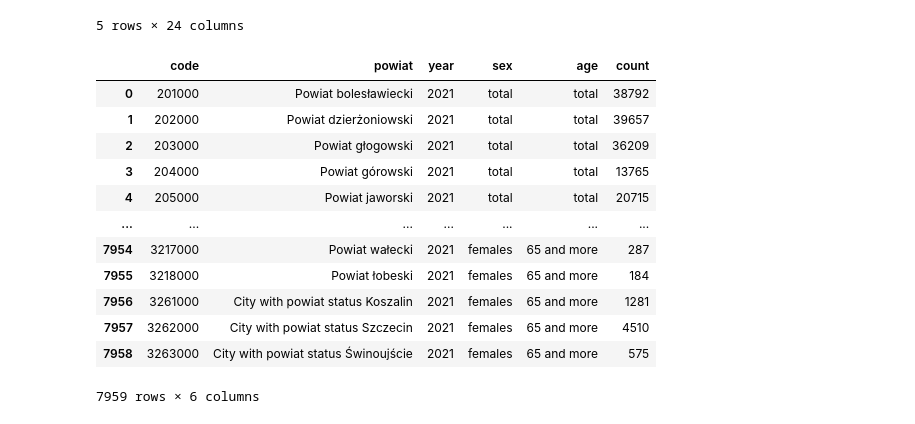
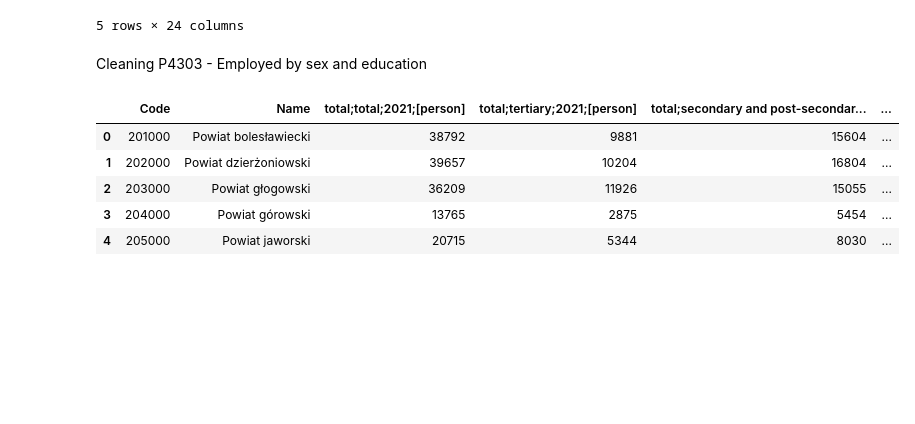
Before and after one commit to harrisonluff/Group_Project_Y3, a Jupyter notebook: notebooks/cleaning/03_01_cleaning_population.ipynb, the cells around one changed output. Saved outputs shown, nothing was run; the diff lists cells and outputs as text; code cells hidden in the pictures; blank space fills up the shorter version.

Commit message:
Cleaned NC21 Employed by sex-education

```diff
--- a/notebooks/cleaning/03_01_cleaning_population.ipynb
+++ b/notebooks/cleaning/03_01_cleaning_population.ipynb
@@ -136,20 +136,17 @@ out = long.rename(
     ).loc[
         :, ["code", "powiat", "year", "sex", "age", "count"]
     ]
-out
 
-# out.to_csv(repo_root / "cleaned/03_01_outcome_data/pop_nc_sex_age_p4181.csv")
+out.to_csv(repo_root / "cleaned/03_01_outcome_data/emp_nc_sex_age_p4407.csv")
-# %% [output]
-|  | code | powiat | year | sex | age | count |
-| 0 | 201000 | Powiat bolesławiecki | 2021 | total | total | 38792 |
-| 1 | 202000 | Powiat dzierżoniowski | 2021 | total | total | 39657 |
-| 2 | 203000 | Powiat głogowski | 2021 | total | total | 36209 |
-| 3 | 204000 | Powiat górowski | 2021 | total | total | 13765 |
-| 4 | 205000 | Powiat jaworski | 2021 | total | total | 20715 |
-| ... | ... | ... | ... | ... | ... | ... |
-| 7954 | 3217000 | Powiat wałecki | 2021 | females | 65 and more | 287 |
-| 7955 | 3218000 | Powiat łobeski | 2021 | females | 65 and more | 184 |
-| 7956 | 3261000 | City with powiat status Koszalin | 2021 | females | 65 and more | 1281 |
-| 7957 | 3262000 | City with powiat status Szczecin | 2021 | females | 65 and more | 4510 |
-| 7958 | 3263000 | City with powiat status Świnoujście | 2021 | females | 65 and more | 575 |
-7959 rows × 6 columns
+# %% [markdown]
+Cleaning P4303 - Employed by sex and education
+# %%
+emp_se = pd.read_csv(repo_root / "raw/03_01_population_data/03_01_census_p4303_employed_sex_ed.csv", delimiter=";")
+emp_se.head()
+# %% [output]
+|  | Code | Name | total;total;2021;[person] | total;tertiary;2021;[person] | total;secondary and post-secondar... | ... |
+| 0 | 201000 | Powiat bolesławiecki | 38792 | 9881 | 15604 | ... |
+| 1 | 202000 | Powiat dzierżoniowski | 39657 | 10204 | 16804 | ... |
+| 2 | 203000 | Powiat głogowski | 36209 | 11926 | 15055 | ... |
+| 3 | 204000 | Powiat górowski | 13765 | 2875 | 5454 | ... |
+| 4 | 205000 | Powiat jaworski | 20715 | 5344 | 8030 | ... |
```
Also changed, not shown: parts of 1 cell of this notebook.
